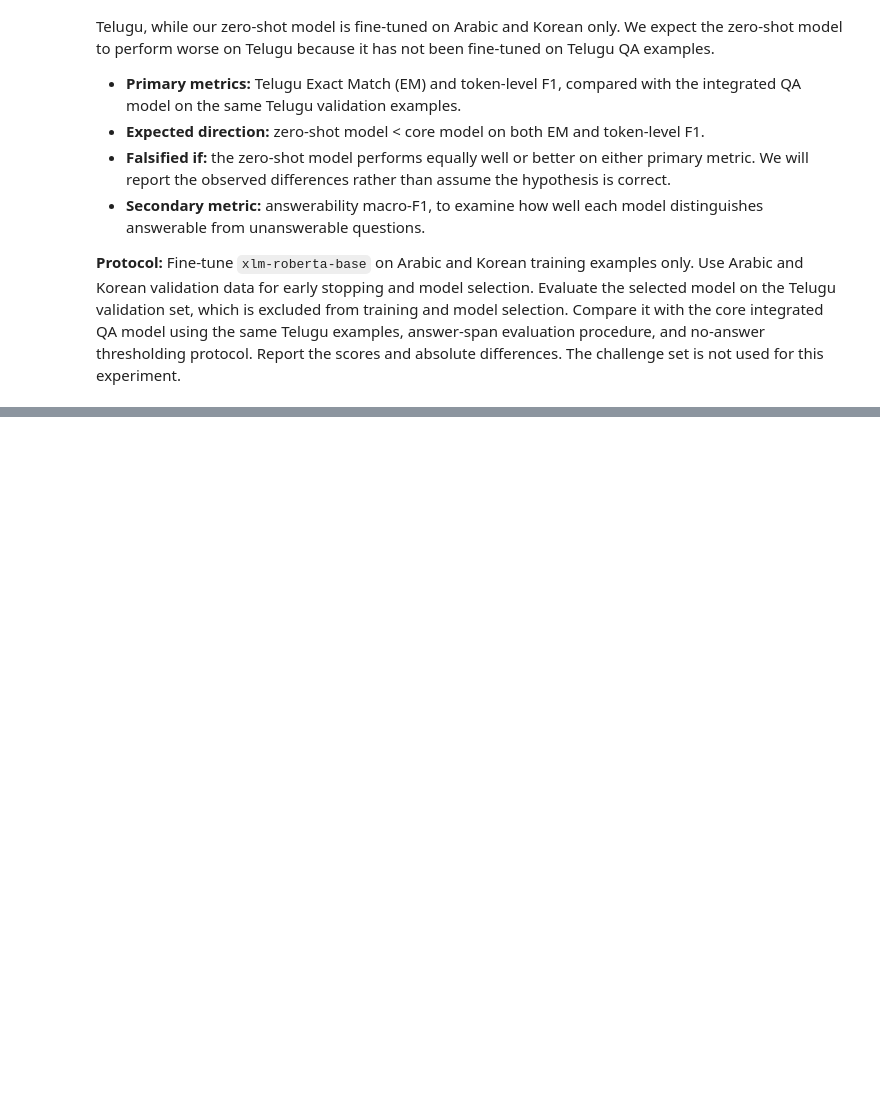
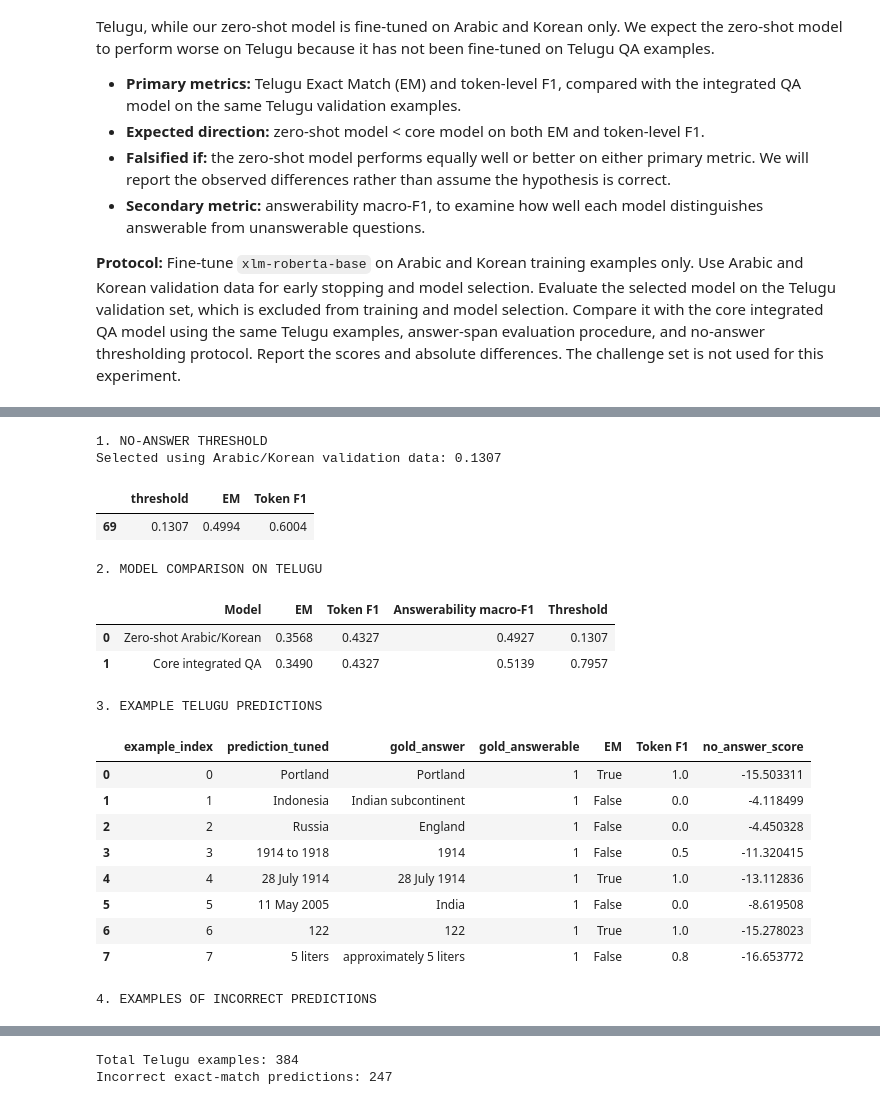
Before and after one commit to wiwillym/nlp-ku-project, a Jupyter notebook: notebooks/8_zero_shot.ipynb, the cells around one changed output, grey strips where cells are left out. Drawn from its saved outputs; the diff is of its cells as text; code cells hidden in the pictures; blank space fills up the shorter version.

Commit message:
zero_shot implemented

```diff
--- a/notebooks/8_zero_shot.ipynb
+++ b/notebooks/8_zero_shot.ipynb
@@ -632,0 +529,8 @@ Prediction batches: 25
+# %%
+best_threshold, threshold_results, best_row = select_threshold(source_predictions)
+
+print("Selected threshold:", best_threshold)
+print("Arabic/Korean validation EM at selected threshold:", float(best_row["EM"]))
+print("Arabic/Korean validation token F1 at selected threshold:", float(best_row["Token F1"]))
+
+display(threshold_results.sort_values("Token F1", ascending=False).head())
@@ -632,0 +685,67 @@ Prediction batches: 25
+# %%
+# 1. Selected threshold
+print("1. NO-ANSWER THRESHOLD")
+print(f"Selected using Arabic/Korean validation data: {best_threshold:.4f}")
+
+selected_row = threshold_results.loc[
+    (threshold_results["threshold"] - best_threshold).abs().idxmin()
+]
+
+display(
+    selected_row[["threshold", "EM", "Token F1"]]
+    .to_frame()
+    .T
+    .round(4)
+)
+
+# 2. Core model vs zero-shot extension
+print("\n2. MODEL COMPARISON ON TELUGU")
+
+display(comparison.round(4))
+
+# 3. A small sample of predictions
+print("\n3. EXAMPLE TELUGU PREDICTIONS")
+
+prediction_columns = [
+    "example_index",
+    "prediction_tuned",
+    "gold_answer",
+    "gold_answerable",
+    "EM",
+    "Token F1",
+    "no_answer_score",
+]
+
+display(zero_shot_predictions[prediction_columns].head(8))
+
+# 4. Examples where the zero-shot model made mistakes
+print("\n4. EXAMPLES OF INCORRECT PREDICTIONS")
+
+incorrect = zero_shot_predictions[
+    ~zero_shot_predictions["EM"].astype(bool)
+]
+
+display(incorrect[prediction_columns].head(8))
+
+print(f"\nTotal Telugu examples: {len(zero_shot_predictions)}")
+print(f"Incorrect exact-match predictions: {len(incorrect)}")
+# %% [output]
+1. NO-ANSWER THRESHOLD
+Selected using Arabic/Korean validation data: 0.1307
+|  | threshold | EM | Token F1 |
+| 69 | 0.1307 | 0.4994 | 0.6004 |
+2. MODEL COMPARISON ON TELUGU
+|  | Model | EM | Token F1 | Answerability macro-F1 | Threshold |
+| 0 | Zero-shot Arabic/Korean | 0.3568 | 0.4327 | 0.4927 | 0.1307 |
+| 1 | Core integrated QA | 0.3490 | 0.4327 | 0.5139 | 0.7957 |
+3. EXAMPLE TELUGU PREDICTIONS
+|  | example_index | prediction_tuned | gold_answer | gold_answerable | EM | Token F1 | no_answer_score |
+| 0 | 0 | Portland | Portland | 1 | True | 1.0 | -15.503311 |
+| 1 | 1 | Indonesia | Indian subcontinent | 1 | False | 0.0 | -4.118499 |
+| 2 | 2 | Russia | England | 1 | False | 0.0 | -4.450328 |
+| 3 | 3 | 1914 to 1918 | 1914 | 1 | False | 0.5 | -11.320415 |
+| 4 | 4 | 28 July 1914 | 28 July 1914 | 1 | True | 1.0 | -13.112836 |
+| 5 | 5 | 11 May 2005 | India | 1 | False | 0.0 | -8.619508 |
+| 6 | 6 | 122 | 122 | 1 | True | 1.0 | -15.278023 |
+| 7 | 7 | 5 liters | approximately 5 liters | 1 | False | 0.8 | -16.653772 |
+4. EXAMPLES OF INCORRECT PREDICTIONS
@@ -632,0 +761,2 @@ Prediction batches: 25
+Total Telugu examples: 384
+Incorrect exact-match predictions: 247
```
Also changed, not shown: parts of 29 cells of this notebook.
